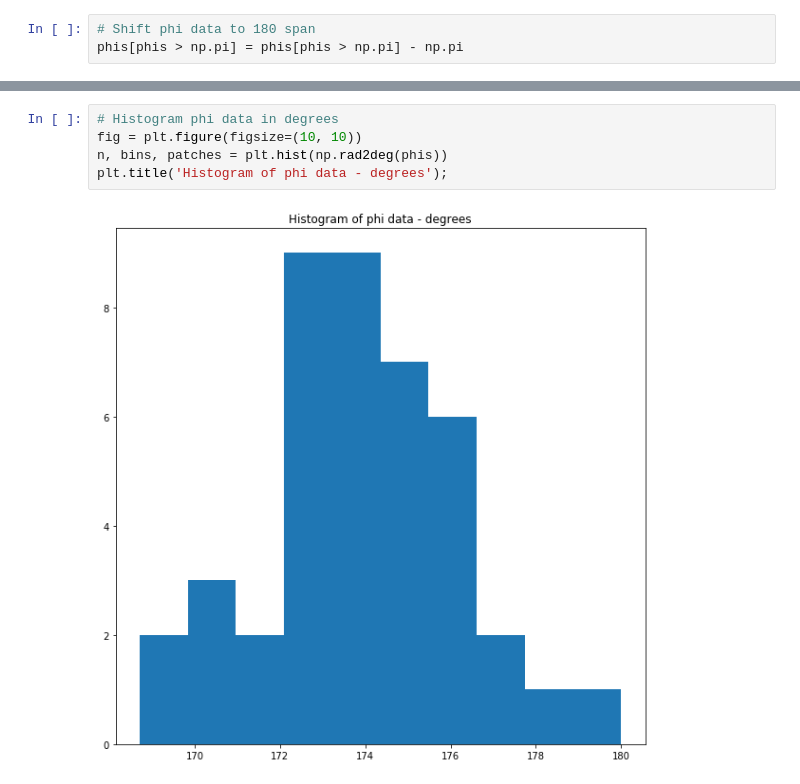
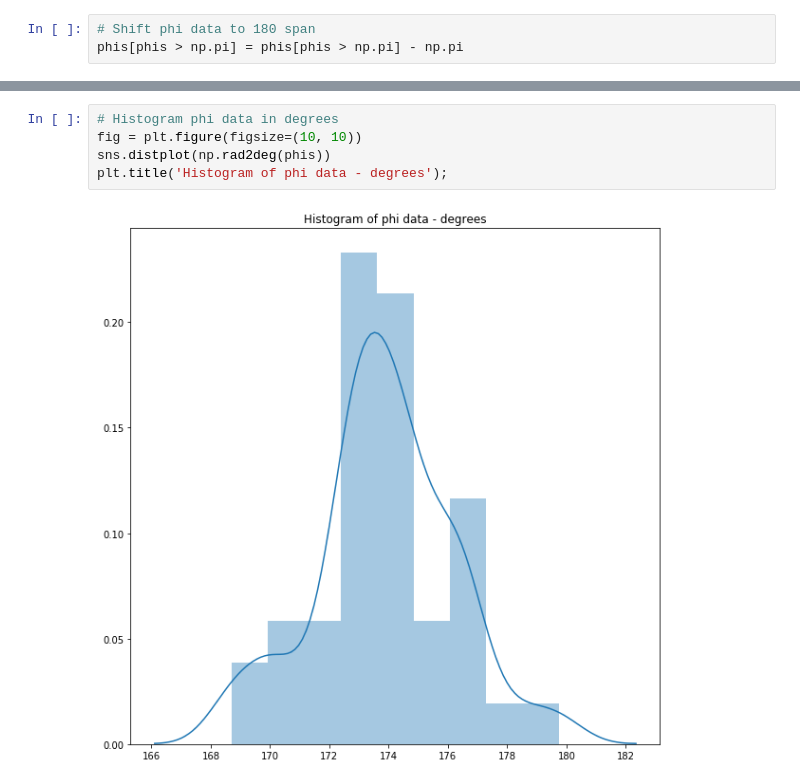
Before and after one commit to stpotter16/psfdi, a Jupyter notebook: notebooks/exploratory/stp_explore_ellipse.ipynb, the cells around one changed output, grey strips where cells are left out. Saved outputs shown, nothing was run; the diff lists cells and outputs as text.

```diff
--- a/notebooks/exploratory/stp_explore_ellipse.ipynb
+++ b/notebooks/exploratory/stp_explore_ellipse.ipynb
@@ -331,7 +332,7 @@ plt.title('Histogram of phi data - radians');
 # %%
 # Histogram phi data in degrees
 fig = plt.figure(figsize=(10, 10))
-n, bins, patches = plt.hist(np.rad2deg(phis))
+sns.distplot(np.rad2deg(phis))
 plt.title('Histogram of phi data - degrees');
 # %% [output]
-[figure, old version]
+[figure, new version]
```
Also changed, not shown: parts of 6 cells of this notebook.
